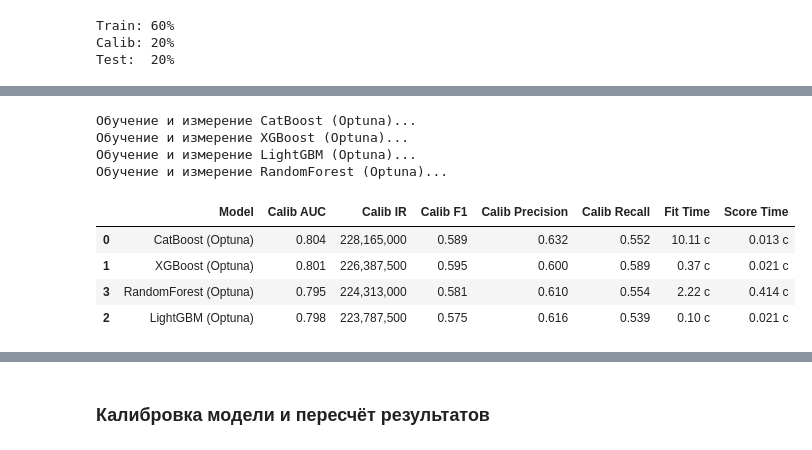
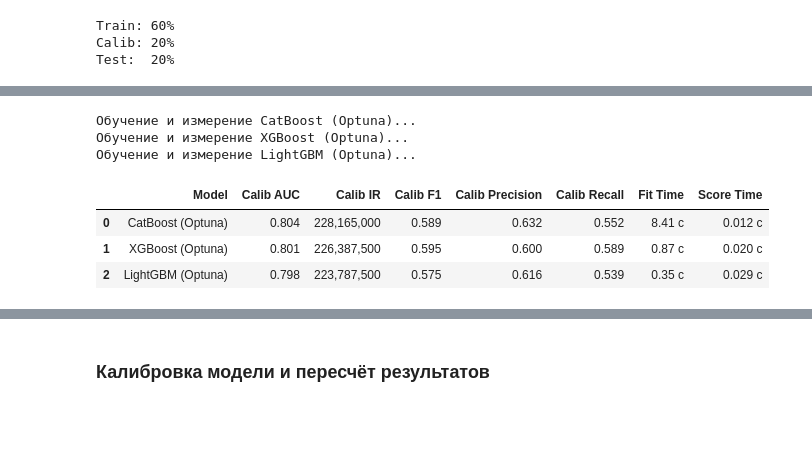
Before and after one commit to danat7075/DS_4_4, a Jupyter notebook: DS_4_4.ipynb, the cells around one changed output, grey strips where cells are left out. Saved outputs shown, nothing was run; the diff lists cells and outputs as text; code cells hidden in the pictures; blank space fills up the shorter version.

```diff
--- a/DS_4_4.ipynb
+++ b/DS_4_4.ipynb
@@ -1462,7 +1475,7 @@ preprocessor = ColumnTransformer(
 
 
 models = {
-    #'LogisticRegression': LogisticRegression(random_state=RANDOM_STATE, max_iter=5000),
+    'LogisticRegression': LogisticRegression(random_state=RANDOM_STATE, max_iter=5000, n_jobs=N_JOBS),
     'RandomForest': RandomForestClassifier(random_state=RANDOM_STATE, n_jobs=N_JOBS),
     'CatBoost': CatBoostClassifier(random_state=RANDOM_STATE, verbose=0, allow_writing_files=False, thread_count=N_JOBS),
     'LightGBM': LGBMClassifier(random_state=RANDOM_STATE, n_jobs=N_JOBS, verbose=-1),
@@ -1526,21 +1539,6 @@ def max_ir_score_func(y_true, y_proba):
     return best_ir, best_thr, df_all
 
 
-
-
-def simple_ir_score_func(y_true, y_pred):
-    """
-    Рассчитывает IR при стандартном пороге 0.5.
-    """
-    tn, fp, fn, tp = confusion_matrix(y_true, y_pred, labels=[0, 1]).ravel()
-
-    ir = calculate_ir(tn, fp, fn, tp)
-
-    return ir
-
-# ВАЖНО: меняем response_method на "predict"
-ir_scorer = make_scorer(simple_ir_score_func, response_method="predict", greater_is_better=True)
-
 scoring = {
     'IR': ir_scorer,
     'ROC-AUC': 'roc_auc',
@@ -1777,10 +1787,5 @@ display(df_summary.style.format({
 ... (90 outputs left out)
 # %%
-# RandomForest: Превращаем строку 'None' в объект None
-rf_params = studies['RandomForest'].best_params.copy()
-if rf_params.get('class_weight') == 'None':
-    rf_params['class_weight'] = None
-
 # LightGBM: Преобразуем логику weight_type обратно в аргументы модели
 lgbm_params = studies['LightGBM'].best_params.copy()
 weight_type = lgbm_params.pop('weight_type', 'balanced')
@@ -1830,15 +1835,6 @@ final_models = {
             n_jobs=N_JOBS,
             random_state=RANDOM_STATE
         ))
-    ]),
-
-    'RandomForest (Optuna)': Pipeline([
-        ('prep', preprocessor_rf),
-        ('clf', RandomForestClassifier(
-            **rf_params,
-            n_jobs=N_JOBS,
-            random_state=RANDOM_STATE
-        ))
     ])
 }
 
@@ -1867,45 +1863,42 @@ for name, model in final_models.items():
     calib_recall = recall_score(y_calib, preds_bin_calib)
 
     # Расчет IR
-    tn, fp, fn, tp = confusion_matrix(y_calib, preds_bin_calib, labels=[0, 1]).ravel()
-    calib_ir = calculate_ir(tn, fp, fn, tp)
+    calib_ir = simple_ir_score_func(y_calib, preds_bin_calib)
 
     final_results.append({
         'Model': name,
         'Calib AUC': calib_auc,
         'Calib IR': calib_ir,
         'Calib F1': calib_f1,
         'Calib Precision': calib_precision,
         'Calib Recall': calib_recall,
         'Fit Time': fit_time,
         'Score Time': score_time
     })
 
 # Создаем DataFrame
 df_final = pd.DataFrame(final_results).sort_values(by='Calib IR', ascending=False)
 
 # Стилизация
 styled_final = df_final.style.format({
     'Calib AUC': '{:.3f}',
     'Calib IR': '{:,.0f}',
     'Calib F1': '{:.3f}',
     'Calib Precision': '{:.3f}',
     'Calib Recall': '{:.3f}',
     'Fit Time': '{:.2f} с',
     'Score Time': '{:.3f} с'
 }).background_gradient(subset=['Calib IR', 'Calib AUC'], cmap='Greens')
 
 display(styled_final)
 # %% [output]
 Обучение и измерение CatBoost (Optuna)...
 Обучение и измерение XGBoost (Optuna)...
 Обучение и измерение LightGBM (Optuna)...
-Обучение и измерение RandomForest (Optuna)...
 |  | Model | Calib AUC | Calib IR | Calib F1 | Calib Precision | Calib Recall | Fit Time | Score Time |
-| 0 | CatBoost (Optuna) | 0.804 | 228,165,000 | 0.589 | 0.632 | 0.552 | 10.11 с | 0.013 с |
-| 1 | XGBoost (Optuna) | 0.801 | 226,387,500 | 0.595 | 0.600 | 0.589 | 0.37 с | 0.021 с |
-| 3 | RandomForest (Optuna) | 0.795 | 224,313,000 | 0.581 | 0.610 | 0.554 | 2.22 с | 0.414 с |
-| 2 | LightGBM (Optuna) | 0.798 | 223,787,500 | 0.575 | 0.616 | 0.539 | 0.10 с | 0.021 с |
+| 0 | CatBoost (Optuna) | 0.804 | 228,165,000 | 0.589 | 0.632 | 0.552 | 8.41 с | 0.012 с |
+| 1 | XGBoost (Optuna) | 0.801 | 226,387,500 | 0.595 | 0.600 | 0.589 | 0.87 с | 0.020 с |
+| 2 | LightGBM (Optuna) | 0.798 | 223,787,500 | 0.575 | 0.616 | 0.539 | 0.35 с | 0.029 с |
 # %% [markdown]
 ---
 
```
Also changed, not shown: parts of 18 cells of this notebook.
